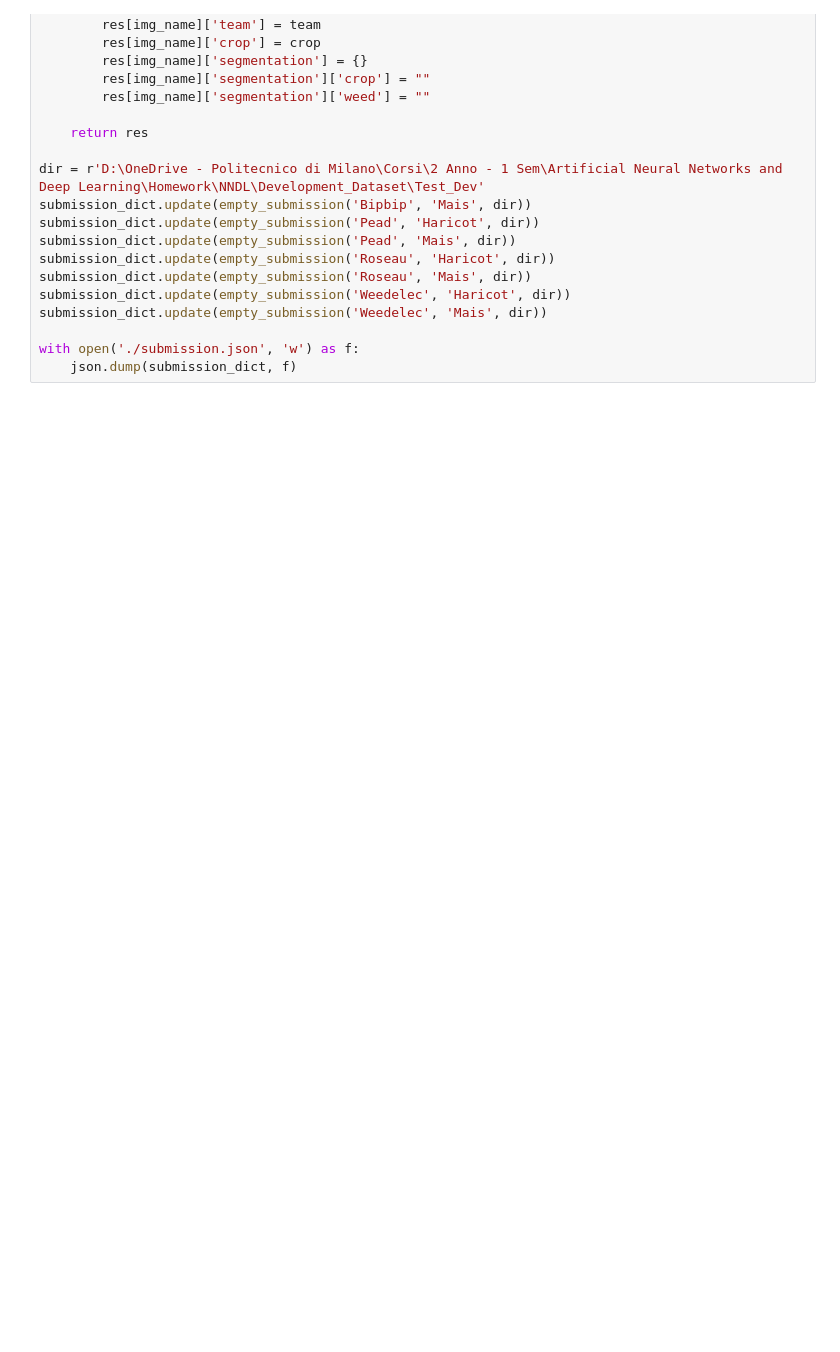
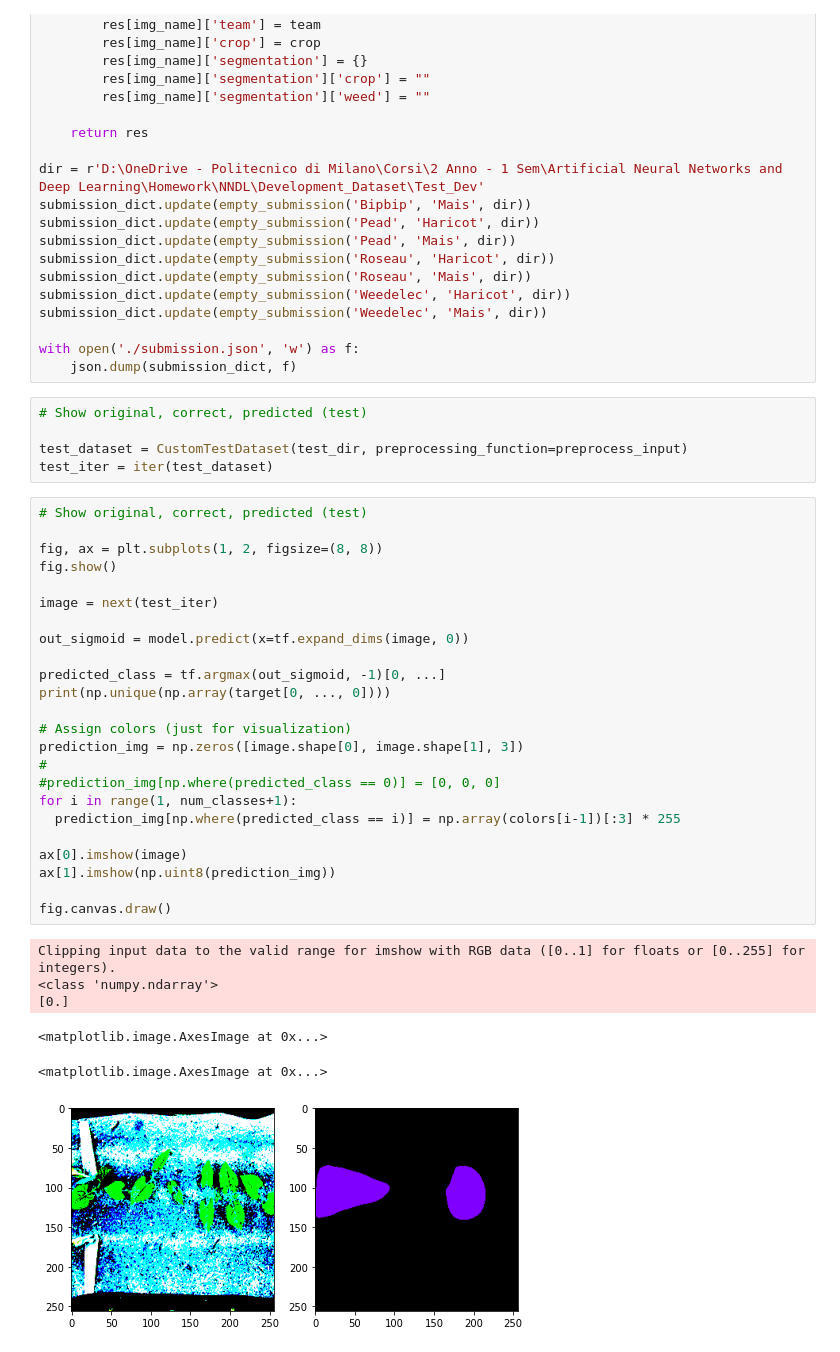
Before and after one commit to Edoardo-Putti/NNDL, a Jupyter notebook: baseline_bipbip_haricot1.ipynb, the cells around one changed output. Saved outputs shown, nothing was run; the diff lists cells and outputs as text; blank space fills up the shorter version.

```diff
--- a/baseline_bipbip_haricot1.ipynb
+++ b/baseline_bipbip_haricot1.ipynb
@@ -410,3 +520,39 @@ submission_dict.update(empty_submission('Weedelec', 'Mais', dir))
 
 with open('./submission.json', 'w') as f:
     json.dump(submission_dict, f)
+# %%
+# Show original, correct, predicted (test)
+
+test_dataset = CustomTestDataset(test_dir, preprocessing_function=preprocess_input)
+test_iter = iter(test_dataset)
+# %%
+# Show original, correct, predicted (test)
+
+fig, ax = plt.subplots(1, 2, figsize=(8, 8))
+fig.show()
+
+image = next(test_iter)
+
+out_sigmoid = model.predict(x=tf.expand_dims(image, 0))
+
+predicted_class = tf.argmax(out_sigmoid, -1)[0, ...]
+print(np.unique(np.array(target[0, ..., 0])))
+
+# Assign colors (just for visualization)
+prediction_img = np.zeros([image.shape[0], image.shape[1], 3])
+#
+#prediction_img[np.where(predicted_class == 0)] = [0, 0, 0]
+for i in range(1, num_classes+1):
+  prediction_img[np.where(predicted_class == i)] = np.array(colors[i-1])[:3] * 255
+
+ax[0].imshow(image)
+ax[1].imshow(np.uint8(prediction_img))
+
+fig.canvas.draw()
+# %% [output]
+Clipping input data to the valid range for imshow with RGB data ([0..1] for floats or [0..255] for integers).
+<class 'numpy.ndarray'>
+[0.]
+<matplotlib.image.AxesImage at 0x...>
+<matplotlib.image.AxesImage at 0x...>
+[figure, added]
```
Also changed, not shown: parts of 8 cells of this notebook.
